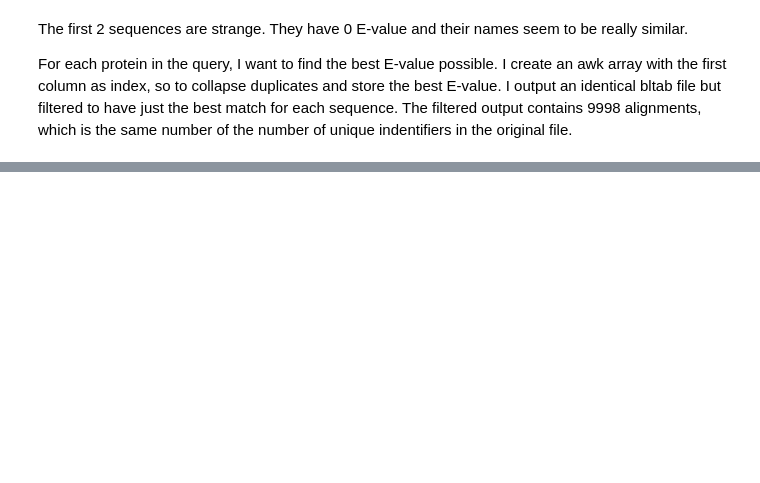
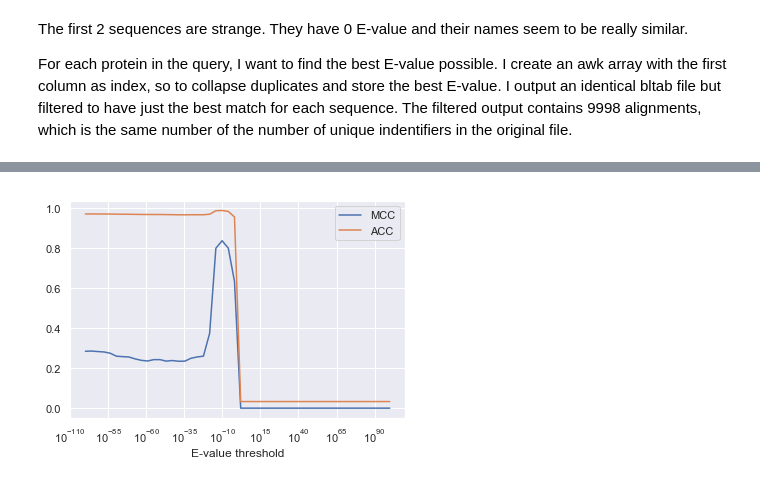
Before and after one commit to ilante/LAB1-b-HMM-kunitz, a Jupyter notebook: Exercise_redone.ipynb, the cells around one changed output, grey strips where cells are left out. Cells and saved outputs as stored; diff of their text form; code cells hidden in the pictures; blank space fills up the shorter version.

```diff
--- a/Exercise_redone.ipynb
+++ b/Exercise_redone.ipynb
@@ -613,0 +925,11 @@ END{for(key in out){print out[key]}}'\
+# %%
+def get_ACC(thr, p_vals, n_vals):
+    confusion_mat = get_confusion_mat(thr, p_vals, n_vals)
+    t_pos = confusion_mat[0][0]
+    t_neg = confusion_mat[1][0]
+    f_pos = confusion_mat[0][1]
+    f_neg = confusion_mat[1][1]
+    above_frac = t_pos+t_neg
+    below_frac = t_pos+t_neg+f_pos+f_neg
+    ACC = above_frac/below_frac
+    return ACC
@@ -613,0 +945,11 @@ END{for(key in out){print out[key]}}'\
+# %%
+def get_MCC(thr, p_vals, n_vals):
+    confusion_mat = get_confusion_mat(thr, p_vals, n_vals)
+    t_pos = confusion_mat[0][0]
+    t_neg = confusion_mat[1][0]
+    f_pos = confusion_mat[0][1]
+    f_neg = confusion_mat[1][1]
+    above_frac = t_pos*t_neg-f_pos*f_neg
+    below_frac = np.sqrt((t_pos+f_pos)*(t_pos+f_neg)*(t_neg+f_pos)*(t_neg+f_neg))
+    MCC = above_frac/max(below_frac,1) # otherwise I can divide by 0
+    return MCC
@@ -613,0 +1038,24 @@ END{for(key in out){print out[key]}}'\
+# %%
+import seaborn as sns; sns.set()
+import matplotlib.pyplot as plt
+
+
+def plot_MCC(p_vals, n_vals, low_bound=-100, up_bound=100, threshold=None):
+    MCC_list = []
+    ACC_list = []
+    thr_list = list(np.logspace(low_bound, up_bound))
+    for thr in thr_list:
+        MCC = get_MCC(thr, p_vals, n_vals)
+        ACC = get_ACC(thr, p_vals, n_vals)
+        MCC_list.append(abs(MCC))
+        ACC_list.append(abs(ACC))
+    df = pd.DataFrame({"E-value threshold": thr_list, "MCC": MCC_list, "ACC": ACC_list})
+    sns.lineplot(x="E-value threshold", y="MCC", data=df, label="MCC")
+    sns.lineplot(x="E-value threshold", y="ACC", data=df, label="ACC").set_xscale('log')
+    plt.ylabel('')
+    if threshold:
+        plt.axvline(threshold, color ='r') # plots a vertical red bar at threshold
+# %%
+plot_MCC(p_train_vals, n_train_vals)
+# %% [output]
+[figure, added]
```
Also changed, not shown: parts of 65 cells of this notebook, 12 other files.
